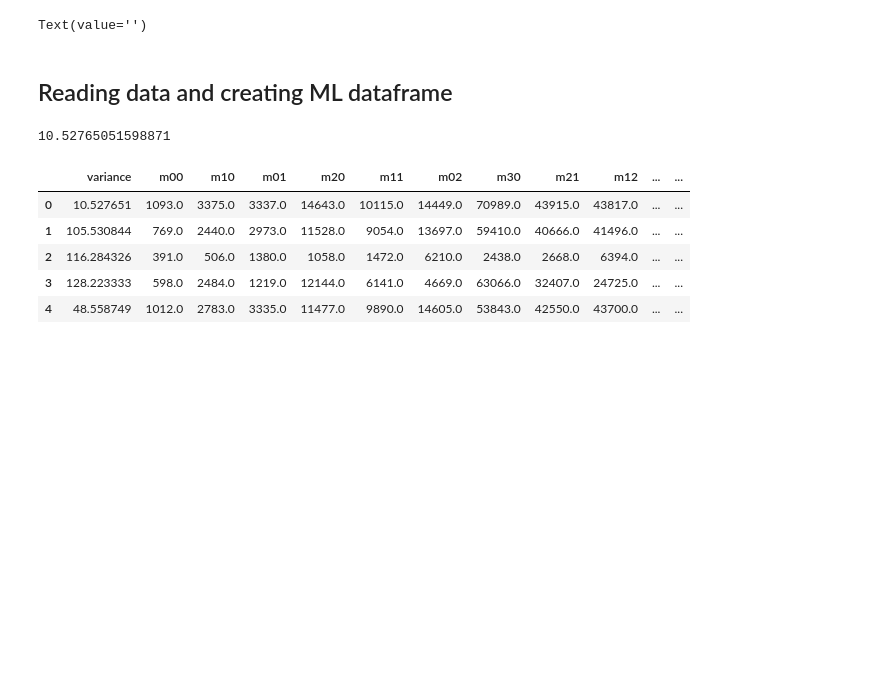
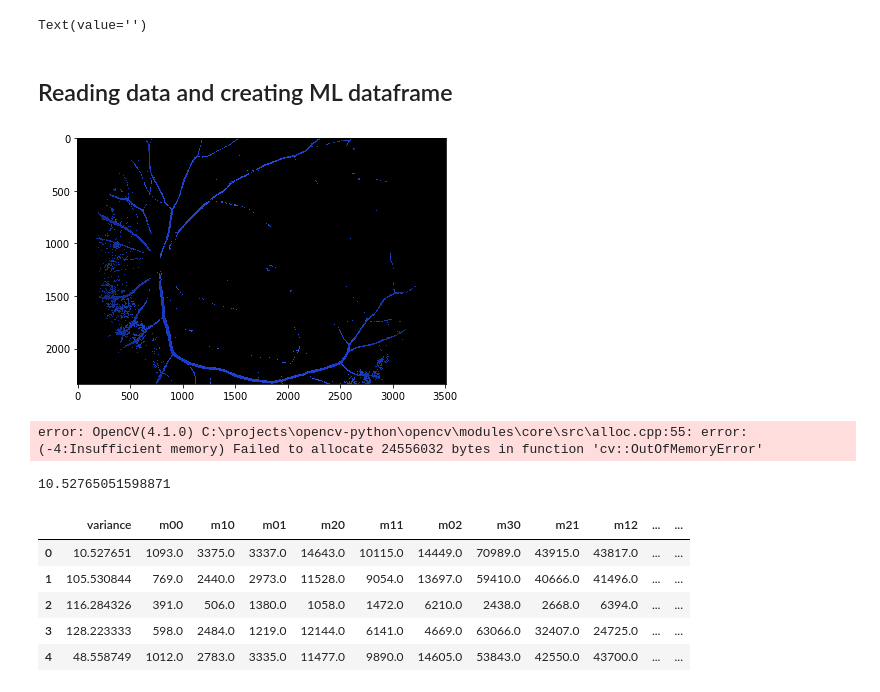
Before and after one commit to Nebizar/IT_in_Medicine, a Jupyter notebook: EyeVesselDetection/EyeVesselDetection.ipynb, the cells around one changed output. Cells and saved outputs as stored; diff of their text form; code cells hidden in the pictures; blank space fills up the shorter version.

Commit message:
Basic detection added

```diff
--- a/EyeVesselDetection/EyeVesselDetection.ipynb
+++ b/EyeVesselDetection/EyeVesselDetection.ipynb
@@ -55,21 +55,46 @@ Text(value='')
 # %% [markdown]
 ## Reading data and creating ML dataframe
 # %%
+from skimage.morphology import square
+from skimage import io, color, filters, morphology, feature
+
 def read_files(directory, limit):
     global PATH
+    files_basic = []
     files=[]
     for file in os.listdir(directory):
         if limit <=0:
             break
+        image_basic = io.imread(os.path.join(directory, file))
+        files_basic.append(image_basic)
         image = cv2.imread(os.path.join(directory, file))
         #image = cv2.cvtColor(image, cv2.COLOR_BGR2RGB)
         files.append(image)
         limit-=1
-    return files
+    return files_basic, files
 
-images = read_files('data/images/', 10)
-expected_results = read_files('data/manual1/', 10)
-masks = read_files('data/mask/', 10)
+images_basic, images = read_files('data/images/', 2)
+expected_results_basic, expected_results = read_files('data/manual1/', 2)
+masks_basic, masks = read_files('data/mask/', 2)
+# %%
+for i in range(0,len(images_basic) - 1):
+    mask_gray = color.rgb2gray(masks_basic[i])
+
+    for w in range(images[i].shape[1]):
+        for h in range(images[i].shape[0]):
+            images[i][h, w][1] = min(int(images[i][h, w][1]*1.5), 255)
+
+    image_hsv = cv2.cvtColor(images[i], cv2.COLOR_BGR2HSV)
+
+    lower_red = np.array([0, 190, 100])
+    upper_red = np.array([7, 255, 255])
+    mask = cv2.inRange(image_hsv, lower_red, upper_red)
+
+    imgRed = cv2.bitwise_and(images[i], images[i], mask=mask)
+
+    io.imshow(imgRed)
+# %% [output]
+[figure, added]
 # %%
 def process_image(img):
     #normalizacja histogramu kolorów
@@ -91,6 +116,8 @@ cv2.destroyAllWindows()"""
 
 
 images=[process_image(img) for img in images]
+# %% [output]
+error: OpenCV(4.1.0) C:\projects\opencv-python\opencv\modules\core\src\alloc.cpp:55: error: (-4:Insufficient memory) Failed to allocate 24556032 bytes in function 'cv::OutOfMemoryError'
 # %%
 def split_image(img,exp, width, height):
     img_width = img.shape[0]
```
